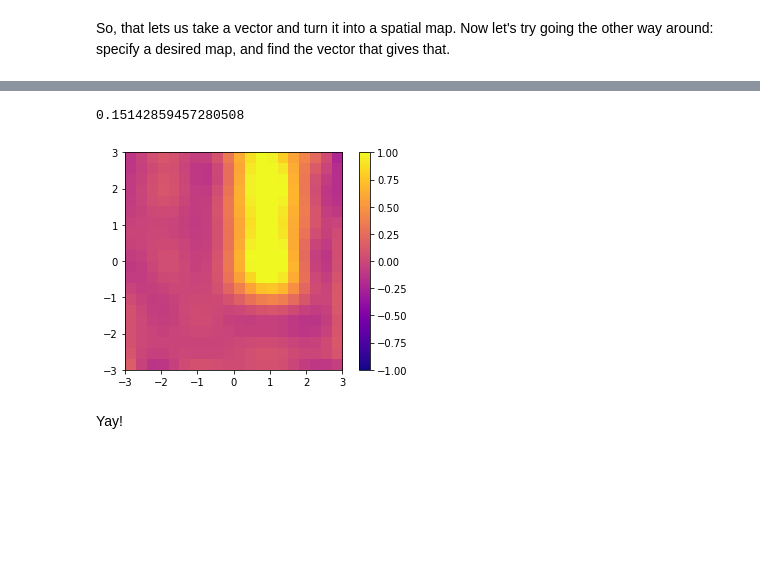
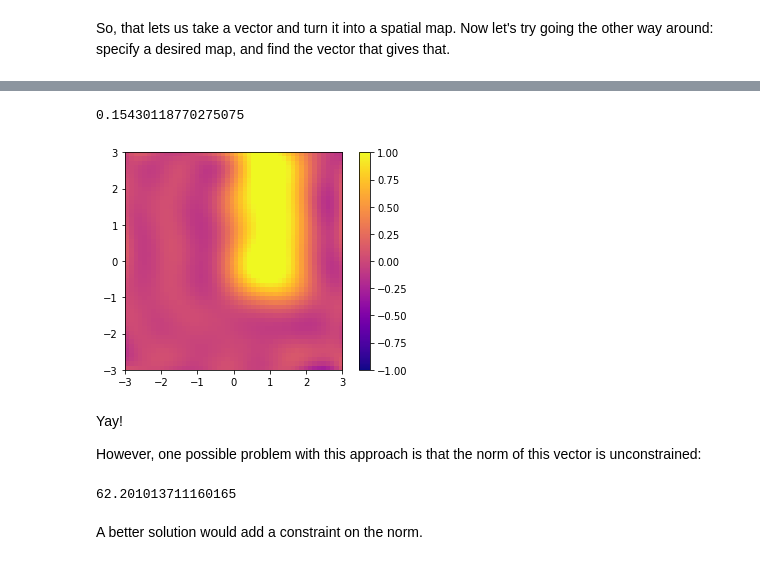
Before and after one commit to tcstewar/testing_notebooks, a Jupyter notebook: spa_power/Representing a Region.ipynb, the cells around one changed output, grey strips where cells are left out. Drawn from its saved outputs; the diff is of its cells as text; code cells hidden in the pictures; blank space fills up the shorter version.

```diff
--- a/spa_power/Representing a Region.ipynb
+++ b/spa_power/Representing a Region.ipynb
@@ -79,12 +63,23 @@ How well did it do?
+# %%
+A = np.array([spatial_dot(np.eye(D)[i], X, Y, xs, ys).flatten() for i in range(D)])
+# %%
+import nengo
+v, info = nengo.solvers.LstsqL2(reg=0)(np.array(A).T, desired.flatten())
 # %%
 vs = spatial_dot(v, X, Y, xs, ys)
 rmse = np.sqrt(np.mean((vs-desired)**2))
 print(rmse)
+spatial_plot(vs)
 # %% [output]
-0.15142859457280508
+0.15430118770275075
+[figure, added]
-# %%
-spatial_plot(spatial_dot(v, X, Y, xs, ys))
-# %% [output]
-[figure, removed]
-# %% [markdown]
-Yay!
+# %% [markdown]
+Yay!
+
+However, one possible problem with this approach is that the norm of this vector is unconstrained:
+# %%
+np.linalg.norm(v)
+# %% [output]
+62.201013711160165
+# %% [markdown]
+A better solution would add a constraint on the norm.
```
Also changed, not shown: parts of 7 cells of this notebook.
